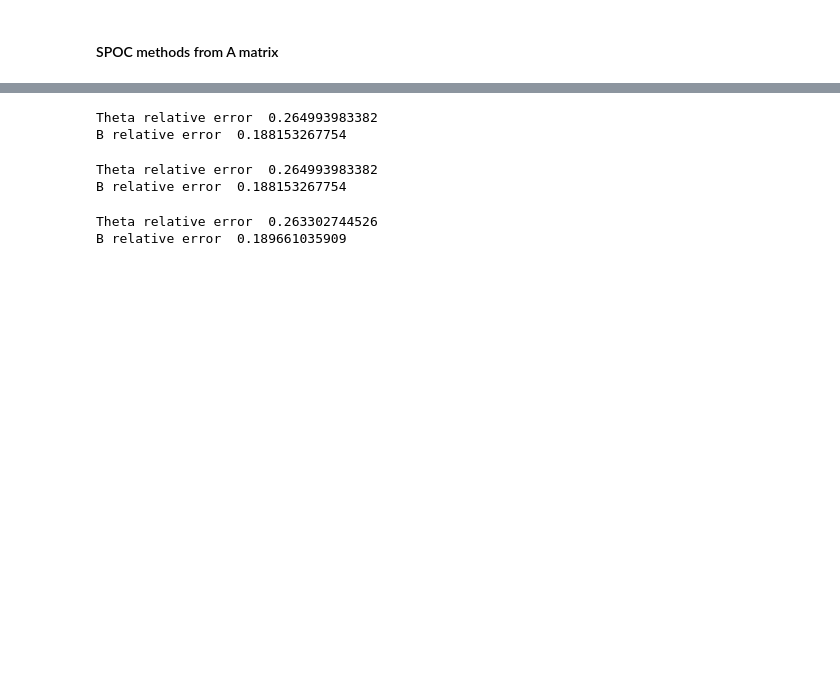
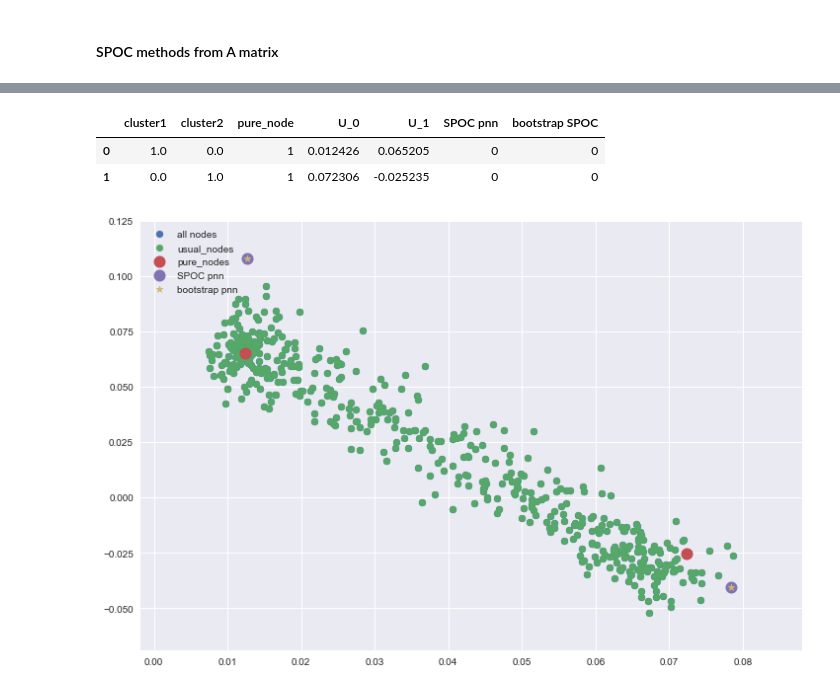
Before and after one commit to stat-ml/SPOC, a Jupyter notebook: Toy_example.ipynb, the cells around one changed output, grey strips where cells are left out. Drawn from its saved outputs; the diff is of its cells as text; code cells hidden in the pictures; blank space fills up the shorter version.

```diff
--- a/Toy_example.ipynb
+++ b/Toy_example.ipynb
@@ -42,36 +54,0 @@ B relative error  0.188153267754
-# %%
-#### new_SPOC method with an ellipsoid transformation and without cvxpy opt in get_Theta ####
-
-theta, b = SPOC(A, n_clusters, use_ellipsoid=True, use_convex_hull=True, use_cvxpy=False)
-err, _ = find_permutation_Theta(Theta, theta)
-print "Theta relative error ", err
-
-err, _ = find_permutation_B(B, b)
-print "B relative error ", err
-# %% [output]
-Theta relative error  0.264993983382
-B relative error  0.188153267754
-# %%
-#### new_SPOC method without an ellipsoid transformation and without cvxpy in get_Theta ####
-
-theta, b = SPOC(A, n_clusters, use_ellipsoid=False, use_cvxpy=False)
-err, _ = find_permutation_Theta(Theta, theta)
-print "Theta relative error ", err
-
-err, _ = find_permutation_B(B, b)
-print "B relative error ", err
-# %% [output]
-Theta relative error  0.264993983382
-B relative error  0.188153267754
-# %%
-#### old_SPOC method ####
-
-theta, b = old_SPOC.SPOC(A, n_clusters)
-err, _ = find_permutation_Theta(Theta, theta)
-print "Theta relative error ", err
-
-err, _ = find_permutation_B(B, b)
-print "B relative error ", err
-# %% [output]
-Theta relative error  0.263302744526
-B relative error  0.189661035909
@@ -77,0 +67,40 @@ B relative error  0.189661035909
+# %%
+Theta = pd.DataFrame(Theta, columns=["cluster1", "cluster2"])
+
+Theta["pure_node"] = Theta.cluster1.apply(lambda x: 1 if ((x == 1) or (x == 0)) else 0)
+U, L =  get_U_L(A, k=2)
+
+Theta["U_0"] = U[:,0]
+Theta["U_1"] = U[:,1]
+
+theta, b, J = SPOC_from_UL(U, L, use_ellipsoid=False, use_cvxpy=False, return_pure_nodes_indices=True)
+Theta["SPOC pnn"] = 0
+Theta.loc[J, "SPOC pnn"] = 1
+
+theta, b, J, repeats = SPOC_bootstrap(A, 2, n_repetitions=500, regularization=0, return_pure_nodes_indices=True,\
+                                      return_bootstrap_matrix=True)
+Theta["bootstrap SPOC"] = 0
+Theta.loc[J, "bootstrap SPOC"] = 1
+
+usual_nodes = Theta[Theta["pure_node"] == 0]
+SPOC_pn = Theta[Theta["SPOC pnn"] == 1]
+pn = Theta[Theta["pure_node"] == 1]
+bootstrap_SPOC = Theta[Theta["bootstrap SPOC"] == 1]
+
+Theta.head(2)
+# %% [output]
+|  | cluster1 | cluster2 | pure_node | U_0 | U_1 | SPOC pnn | bootstrap SPOC |
+| 0 | 1.0 | 0.0 | 1 | 0.012426 | 0.065205 | 0 | 0 |
+| 1 | 0.0 | 1.0 | 1 | 0.072306 | -0.025235 | 0 | 0 |
+# %%
+plt.figure(figsize=(12, 8))
+plt.scatter(Theta.U_0, Theta.U_1, label="all nodes")
+plt.scatter(usual_nodes.U_0, usual_nodes.U_1, label="usual_nodes", linewidths=0.1)
+plt.scatter(pn.U_0, pn.U_1, label="pure_nodes", linewidths=5)
+plt.scatter(SPOC_pn.U_0, SPOC_pn.U_1, label="SPOC pnn", linewidths=5)
+plt.scatter(bootstrap_SPOC.U_0, bootstrap_SPOC.U_1, label="bootstrap pnn", marker='*', linewidths=0.6)
+plt.legend(loc="upper left")
+plt.grid(0.2)
+plt.savefig("pnn_selection.png")
+# %% [output]
+[figure, added]
```
Also changed, not shown: parts of 9 cells of this notebook, 3 other files.
